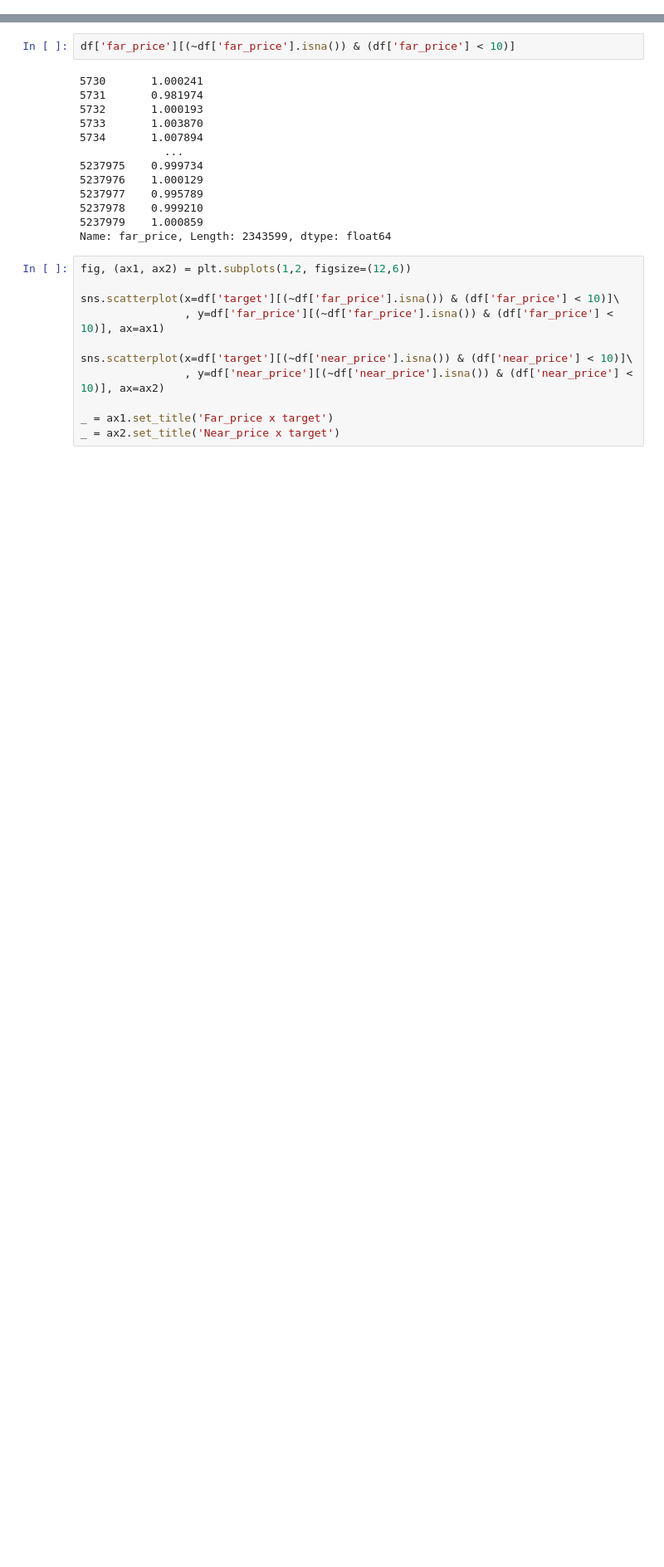
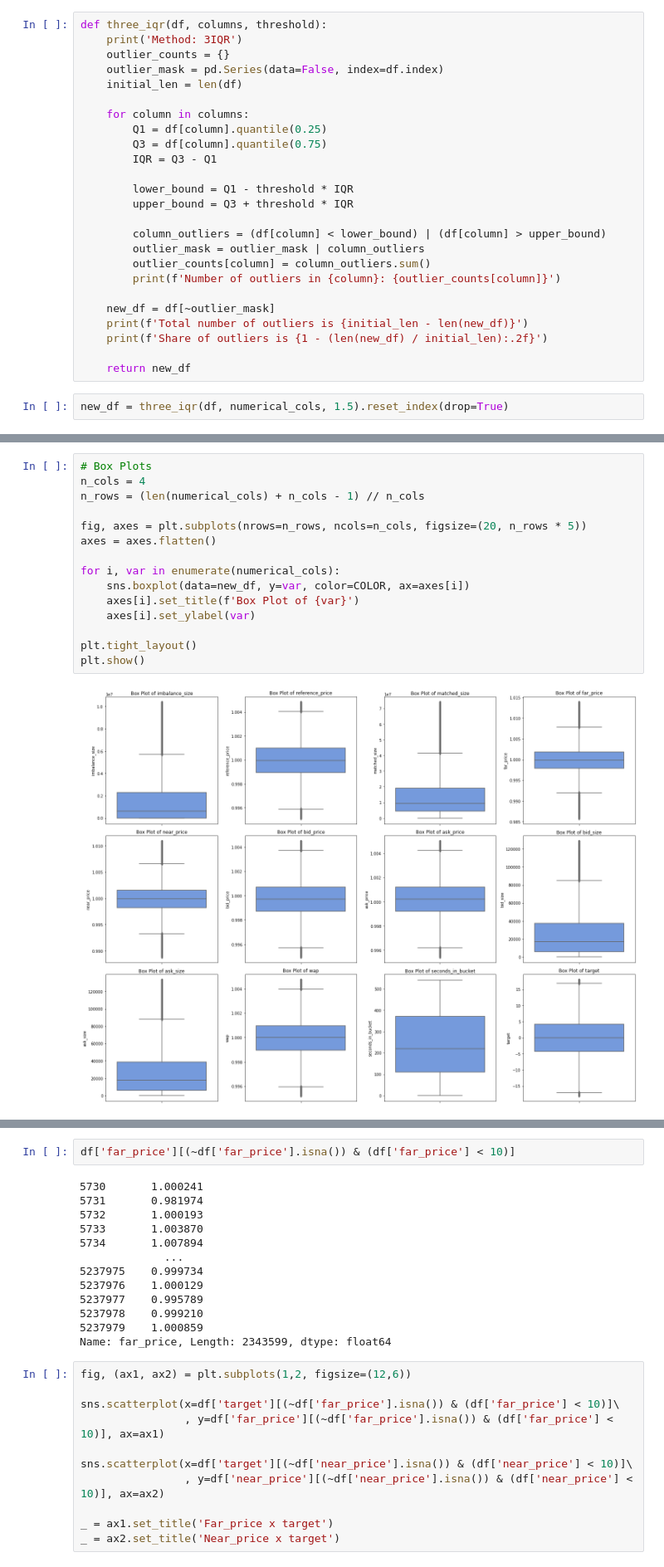
Before and after one commit to PBspacey/Optiver---Trading-at-the-Close-Kaggle-competition-for-MLDM, a Jupyter notebook: code.ipynb, the cells around one changed output, grey strips where cells are left out. Shown at 83% size. Cells and saved outputs as stored; diff of their text form; blank space fills up the shorter version.

```diff
--- a/code.ipynb
+++ b/code.ipynb
@@ -89,0 +176,27 @@ import matplotlib.pyplot as plt
+# %%
+def three_iqr(df, columns, threshold):
+    print('Method: 3IQR')
+    outlier_counts = {}
+    outlier_mask = pd.Series(data=False, index=df.index)
+    initial_len = len(df)
+
+    for column in columns:
+        Q1 = df[column].quantile(0.25)
+        Q3 = df[column].quantile(0.75)
+        IQR = Q3 - Q1
+
+        lower_bound = Q1 - threshold * IQR
+        upper_bound = Q3 + threshold * IQR
+
+        column_outliers = (df[column] < lower_bound) | (df[column] > upper_bound)
+        outlier_mask = outlier_mask | column_outliers
+        outlier_counts[column] = column_outliers.sum()
+        print(f'Number of outliers in {column}: {outlier_counts[column]}')
+
+    new_df = df[~outlier_mask]
+    print(f'Total number of outliers is {initial_len - len(new_df)}')
+    print(f'Share of outliers is {1 - (len(new_df) / initial_len):.2f}')
+
+    return new_df
+# %%
+new_df = three_iqr(df, numerical_cols, 1.5).reset_index(drop=True)
@@ -89,0 +219,17 @@ import matplotlib.pyplot as plt
+# %%
+# Box Plots
+n_cols = 4
+n_rows = (len(numerical_cols) + n_cols - 1) // n_cols
+
+fig, axes = plt.subplots(nrows=n_rows, ncols=n_cols, figsize=(20, n_rows * 5))
+axes = axes.flatten()
+
+for i, var in enumerate(numerical_cols):
+    sns.boxplot(data=new_df, y=var, color=COLOR, ax=axes[i])
+    axes[i].set_title(f'Box Plot of {var}')
+    axes[i].set_ylabel(var)
+
+plt.tight_layout()
+plt.show()
+# %% [output]
+[figure, added]
```
Also changed, not shown: parts of 24 cells of this notebook.
